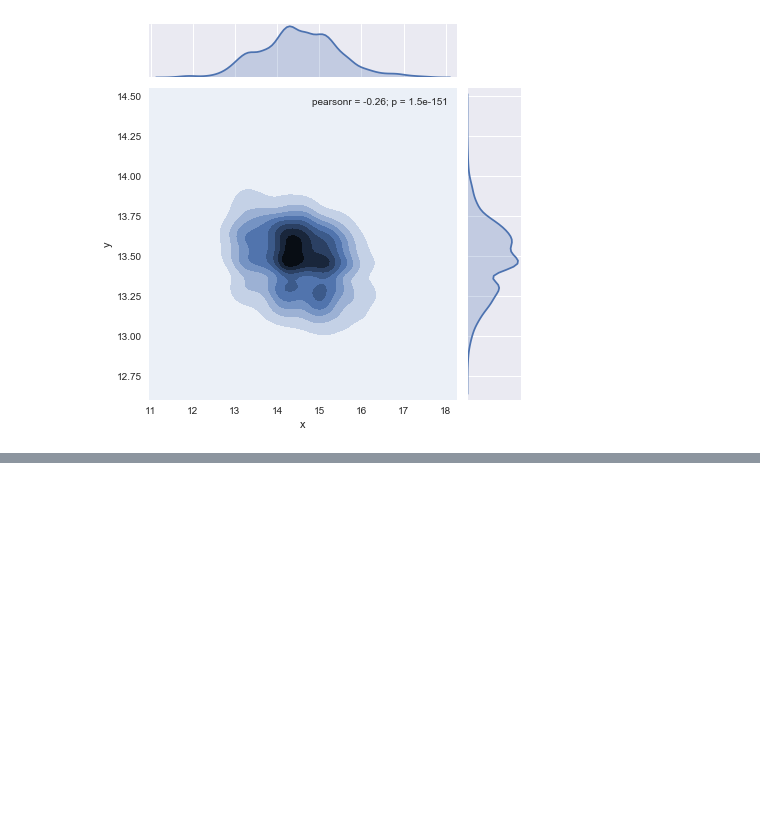
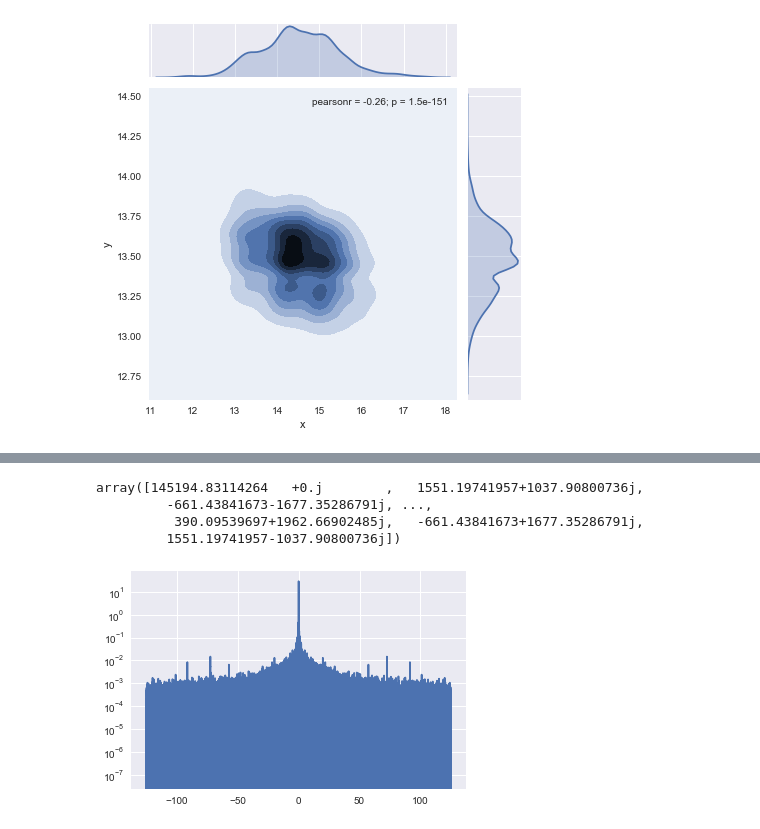
Before and after one commit to jpribyl/advanced-physics-lab-coursework, a Jupyter notebook: lab4/lab4-brownian-motion.ipynb, the cells around one changed output, grey strips where cells are left out. Cells and saved outputs as stored; diff of their text form; code cells hidden in the pictures; blank space fills up the shorter version.

```diff
--- a/lab4/lab4-brownian-motion.ipynb
+++ b/lab4/lab4-brownian-motion.ipynb
@@ -14,5 +15,6 @@ IOError: ignored
 # %%
 x = trajectory['x']
 y = trajectory['y']
+t = pd.Series(range(10000)) / 250
 # %%
 plt.scatter(x, y, s=1)
@@ -35,0 +128,25 @@ sbn.jointplot(x, y, kind='kde')
+# %%
+np.fft.fft(x)
+# %% [output]
+array([145194.83114264   +0.j        ,   1551.19741957+1037.90800736j,
+         -661.43841673-1677.35286791j, ...,
+          390.09539697+1962.66902485j,   -661.43841673+1677.35286791j,
+         1551.19741957-1037.90800736j])
+# %%
+def fourierTransformy(t, y):
+    #do fft on oscilloscope y data
+    t_step = t[2]- t[1]
+    ffty = np.fft.fft(abs(y))
+
+    #clean up and normalize
+    ffty = np.fft.fftshift(ffty)
+    ffty= 2*ffty / float(len(y))
+
+
+    #determine the t step and window length for performing fft on x-axis (t)
+    win_length = len(t)
+
+    fftfreq = np.fft.fftfreq(win_length, t_step)
+    fftfreq = np.fft.fftshift(fftfreq)
+
+    return fftfreq, ffty
@@ -35,0 +155,8 @@ sbn.jointplot(x, y, kind='kde')
+# %%
+ft_tx, ft_x = fourierTransformy(t,x)
+# %%
+plt.plot(ft_tx, ft_x)
+plt.yscale('log')
+# plt.plot(ft_tx, ft_x, alpha=.5)
+# %% [output]
+[figure, added]
```
Also changed, not shown: parts of 16 cells of this notebook, 5 other files.
